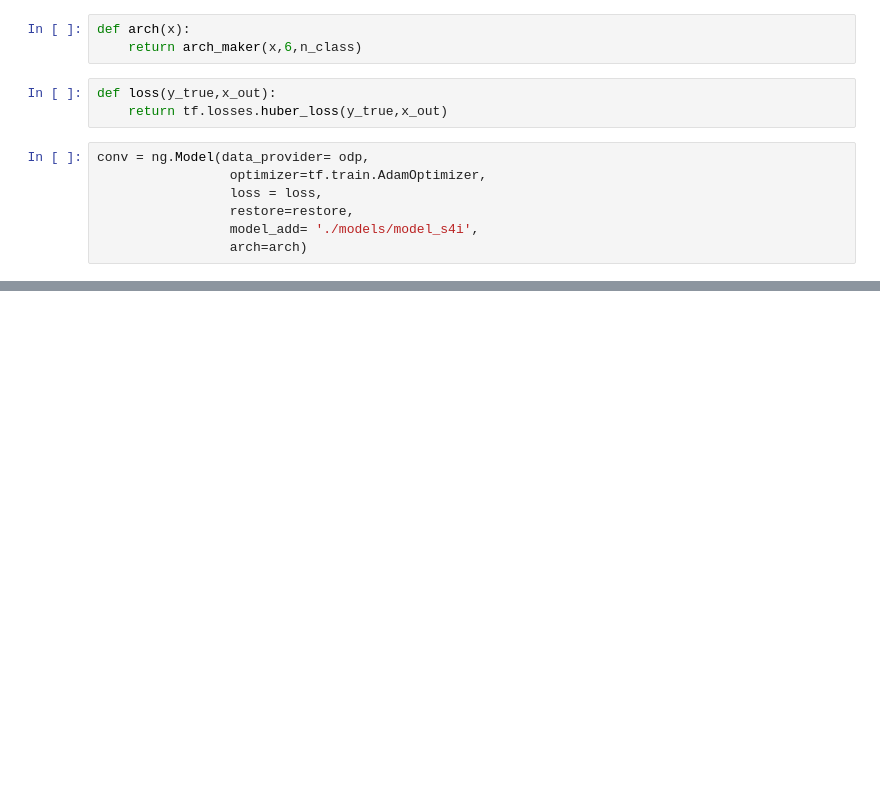
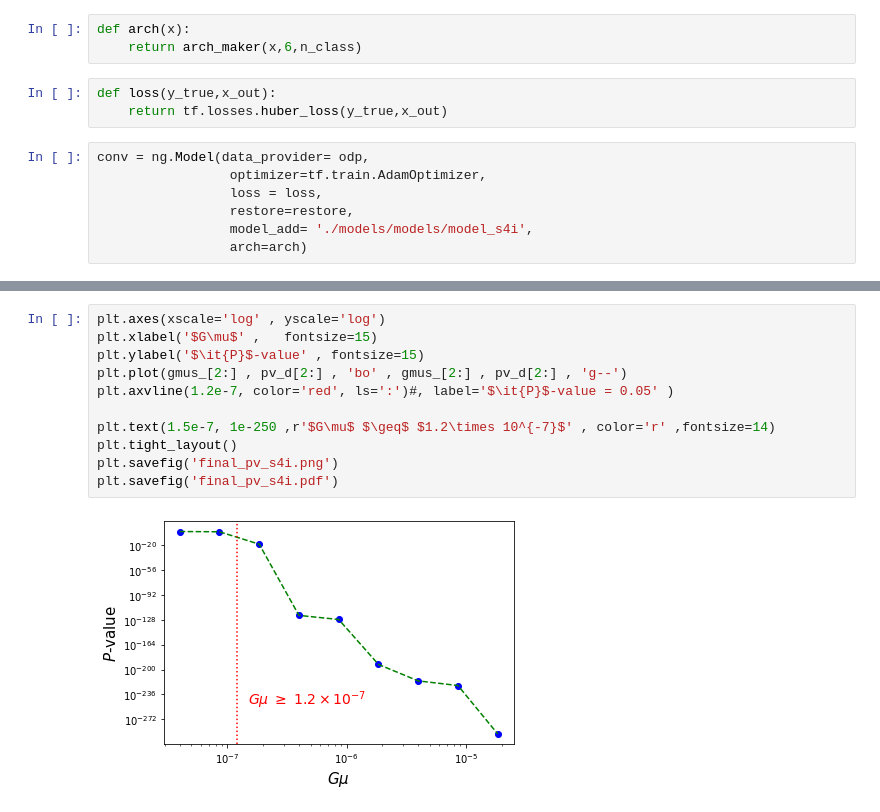
Before and after one commit to M-torki/C-S-NN, a Jupyter notebook: CMB_Stage4(i)_like.ipynb, the cells around one changed output, grey strips where cells are left out. Drawn from its saved outputs; the diff is of its cells as text; blank space fills up the shorter version.

```diff
--- a/CMB_Stage4(i)_like.ipynb
+++ b/CMB_Stage4(i)_like.ipynb
@@ -494,7 +421,7 @@ conv = ng.Model(data_provider= odp,
                  optimizer=tf.train.AdamOptimizer,
                  loss = loss,
                  restore=restore,
-                 model_add= './models/model_s4i',
+                 model_add= './models/models/model_s4i',
                  arch=arch)
 # %% [output]
  ============================= Begin =========================
@@ -1025,0 +696,13 @@ pv_det: 1.3011219272097915e-07
+# %%
+plt.axes(xscale='log' , yscale='log')
+plt.xlabel('$G\mu$' ,   fontsize=15)
+plt.ylabel('$\it{P}$-value' , fontsize=15)
+plt.plot(gmus_[2:] , pv_d[2:] , 'bo' , gmus_[2:] , pv_d[2:] , 'g--')
+plt.axvline(1.2e-7, color='red', ls=':')#, label='$\it{P}$-value = 0.05' )
+
+plt.text(1.5e-7, 1e-250 ,r'$G\mu$ $\geq$ $1.2\times 10^{-7}$' , color='r' ,fontsize=14)
+plt.tight_layout()
+plt.savefig('final_pv_s4i.png')
+plt.savefig('final_pv_s4i.pdf')
+# %% [output]
+[figure, added]
```
Also changed, not shown: parts of 47 cells of this notebook.
